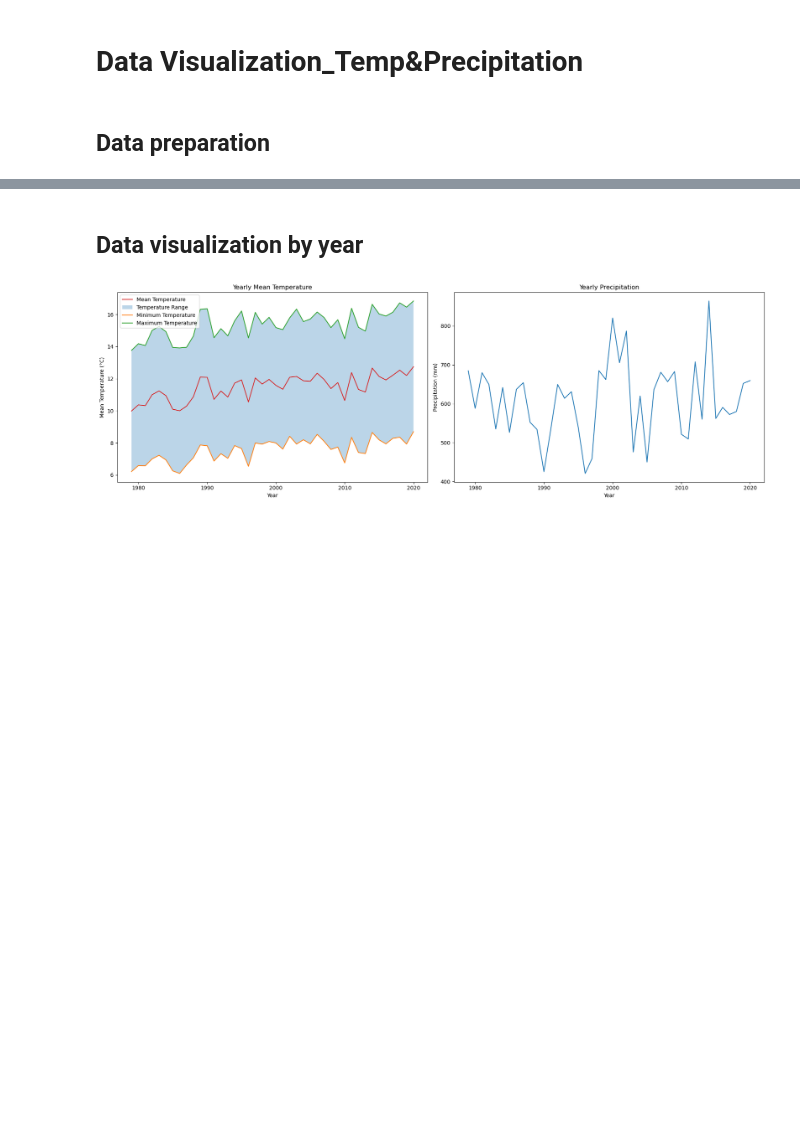
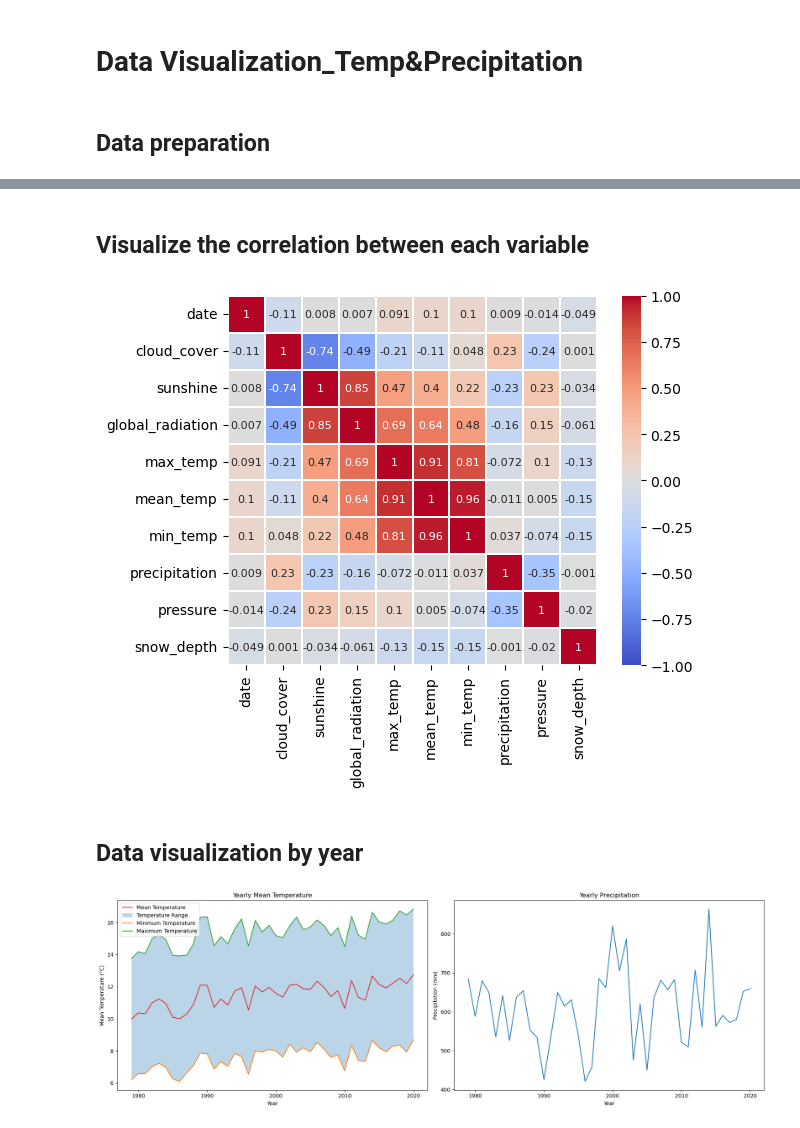
Before and after one commit to xiaoma052023/FinalProject, a Jupyter notebook: Code/DataVisualization.ipynb, the cells around one changed output, grey strips where cells are left out. Cells and saved outputs as stored; diff of their text form; code cells hidden in the pictures; blank space fills up the shorter version.

```diff
--- a/Code/DataVisualization.ipynb
+++ b/Code/DataVisualization.ipynb
@@ -46,3 +72,16 @@ precipitation_weekly_two = precipitation_weekly[precipitation_weekly.index.year
+# %% [markdown]
+## Visualize the correlation between each variable
+# %%
+import seaborn as sns
+
+correlation=data.drop(columns=['year','month']).corr().round(3)
+sns.heatmap(correlation, linewidths=0.2, vmax=1, vmin=-1, linecolor='w',
+            annot=True,square=True, cmap='coolwarm',annot_kws={"size": 8})
+plt.xticks(fontsize=10)
+plt.yticks(fontsize=10)
+plt.show()
+# %% [output]
+[figure, added]
 # %% [markdown]
 ## Data visualization by year
 # %%
```
Also changed, not shown: parts of 3 cells of this notebook, 3 other files.
